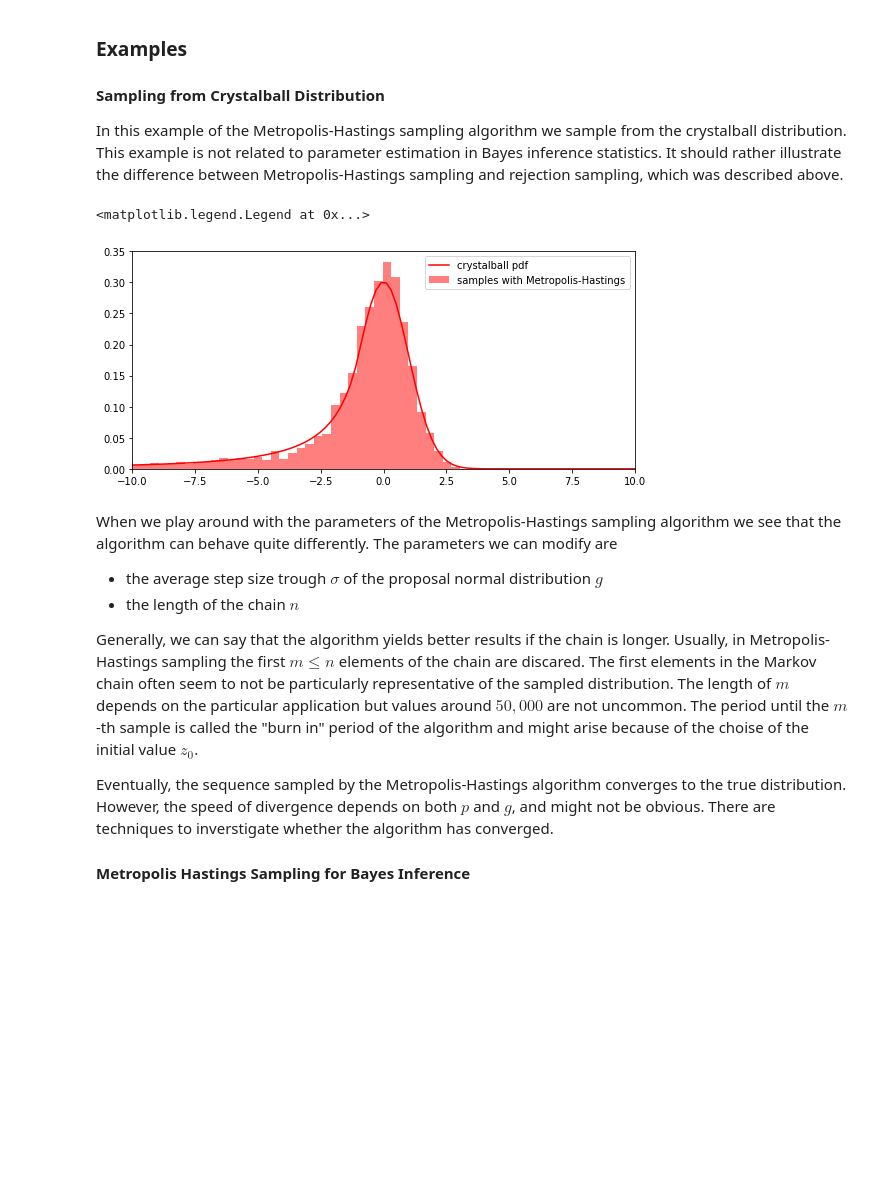
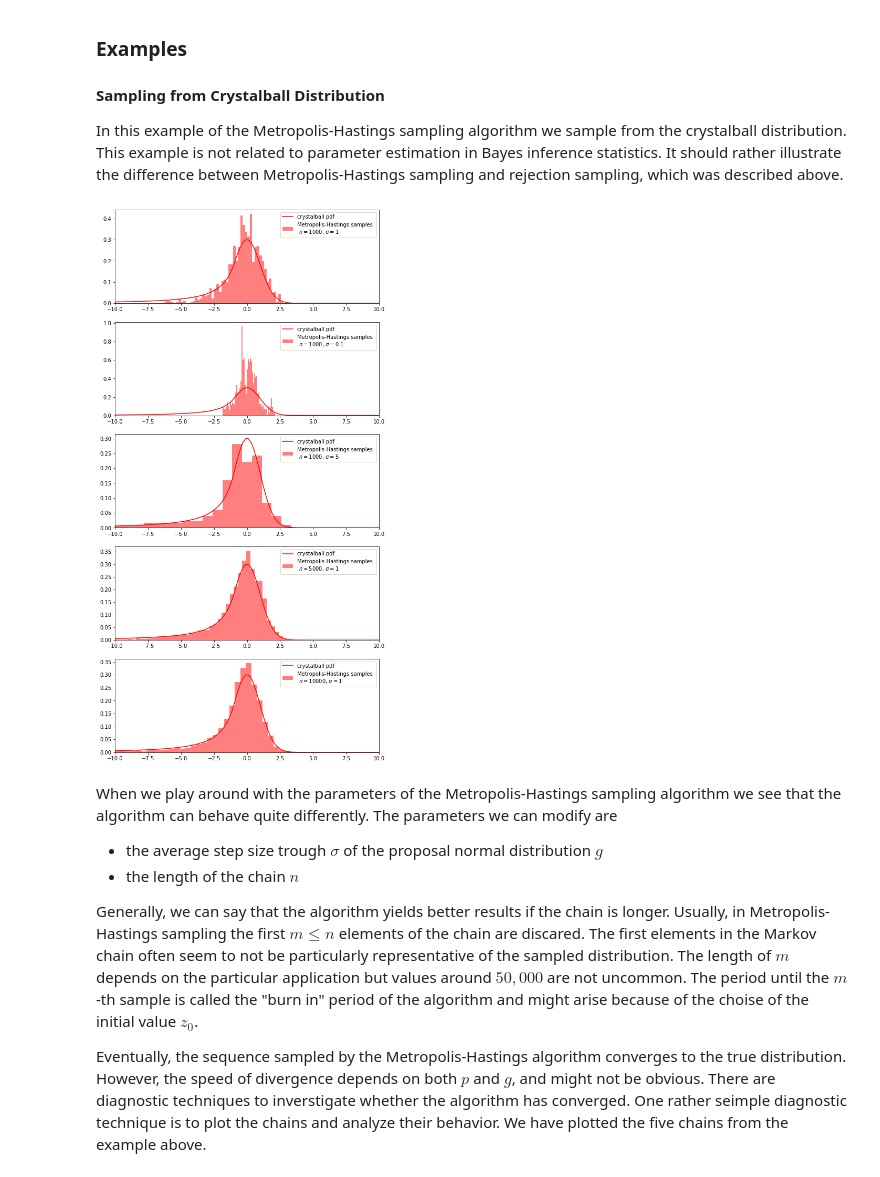
Before and after one commit to KaiserP/EmbracingUncertainty, a Jupyter notebook: random_number_generation.ipynb, the cells around one changed output. Cells and saved outputs as stored; diff of their text form; code cells hidden in the pictures; blank space fills up the shorter version.

Commit message:
add conv diagnostics for metropolis-hastings

```diff
--- a/random_number_generation.ipynb
+++ b/random_number_generation.ipynb
@@ -267,32 +265,49 @@ $$ p(x) = \int_{\theta} p(x | \theta) p(\theta) d\theta $$
 
 In this example of the Metropolis-Hastings sampling algorithm we sample from the crystalball distribution. This example is not related to parameter estimation in Bayes inference statistics. It should rather illustrate the difference between Metropolis-Hastings sampling and rejection sampling, which was described above.
 # %%
+def metropolis_hastings_sampling(p, n: int, x_0: float, sigma: float) -> np.ndarray:
+    g = stats.norm(0, sigma)  # proposal distribution
+    uniform = RandUniform()
+
+    x = np.zeros(n + 1)
+    x[0] = x_t = x_0
+
+    for i in range(n):
+        x_prime = x_t + g.rvs(1)[0]
+        a_criterion = min(p.pdf(x_prime) / p.pdf(x_t), 1)
+        u = uniform.rvs(1)[0]
+        if u < a_criterion:
+            x_t = x_prime
+        x[i + 1] = x_t
+
+    return x
+
+
+def plot(ax, x: np.ndarray, n: int, sigma: float):
+    t = np.linspace(-10, 10, 100)
+    ax.plot(t, p.pdf(t), color='red', label='crystalball pdf')
+    ax.hist(x, bins=50, density='True', color='red', alpha=0.5,
+            label=f'Metropolis-Hastings samples \n $n={n}$, $\sigma={sigma}$')
+    ax.set_xlim(-10, 10)
+    ax.legend()
+
+
+def sample_and_plot(ax, n: int, sigma: float) -> np.ndarray:
+    x = metropolis_hastings_sampling(p, n=n, x_0=0, sigma=sigma)
+    plot(ax, x, n, sigma)
+    return x
+
+
 p = stats.crystalball(beta=1, m=2)  # target to sample from
-g = stats.norm(0, 1)  # proposal distribution
-uniform = RandUniform()
 
-x = []
-x_t = 0  # Markov chain initialization
-x.append(x_t)
-n = 5000
-
-for i in range(n):
-    x_prime = x_t + g.rvs(1)[0]
-    a_criterion = min(p.pdf(x_prime) / p.pdf(x_t), 1)
-    u = uniform.rvs(1)[0]
-    if u < a_criterion:
-        x_t = x_prime
-    x.append(x_t)
-
-plt.figure(figsize=(9, 4))
-t = np.linspace(-10, 10, 100)
-plt.plot(t, p.pdf(t), color='red', label='crystalball pdf')
-plt.hist(x, bins=50, density='True', color='red', alpha=0.5, label='samples with Metropolis-Hastings')
-plt.xlim(-10, 10)
-plt.legend()
+fig, axs = plt.subplots(5, 1, figsize=(9, 19))
+c1 = sample_and_plot(axs[0], 1000, 1)
+c2 = sample_and_plot(axs[1], 1000, 0.1)
+c3 = sample_and_plot(axs[2], 1000, 5)
+c4 = sample_and_plot(axs[3], 5000, 1)
+c5 = sample_and_plot(axs[4], 10000, 1)
 # %% [output]
-<matplotlib.legend.Legend at 0x...>
-[figure, old version]
+[figure, new version]
 # %% [markdown]
 When we play around with the parameters of the Metropolis-Hastings sampling algorithm we see that the algorithm can behave quite differently. The parameters we can modify are
 
@@ -301,7 +316,4 @@ When we play around with the parameters of the Metropolis-Hastings sampling algo
 
 Generally, we can say that the algorithm yields better results if the chain is longer. Usually, in Metropolis-Hastings sampling the first $m ≤ n$ elements of the chain are discared. The first elements in the Markov chain often seem to not be particularly representative of the sampled distribution. The length of $m$ depends on the particular application but values around $50,000$  are not uncommon. The period until the $m$-th sample is called the "burn in" period of the algorithm and might arise because of the choise of the initial value $z_0$.
 
-Eventually, the sequence sampled by the Metropolis-Hastings algorithm converges to the true distribution. However, the speed of divergence depends on both $p$ and $g$, and might not be obvious. There are techniques to inverstigate whether the algorithm has converged.
-
-
-#### Metropolis Hastings Sampling for Bayes Inference
+Eventually, the sequence sampled by the Metropolis-Hastings algorithm converges to the true distribution. However, the speed of divergence depends on both $p$ and $g$, and might not be obvious. There are diagnostic techniques to inverstigate whether the algorithm has converged. One rather seimple diagnostic technique is to plot the chains and analyze their behavior. We have plotted the five chains from the example above.
```
Also changed, not shown: parts of 6 cells of this notebook.
